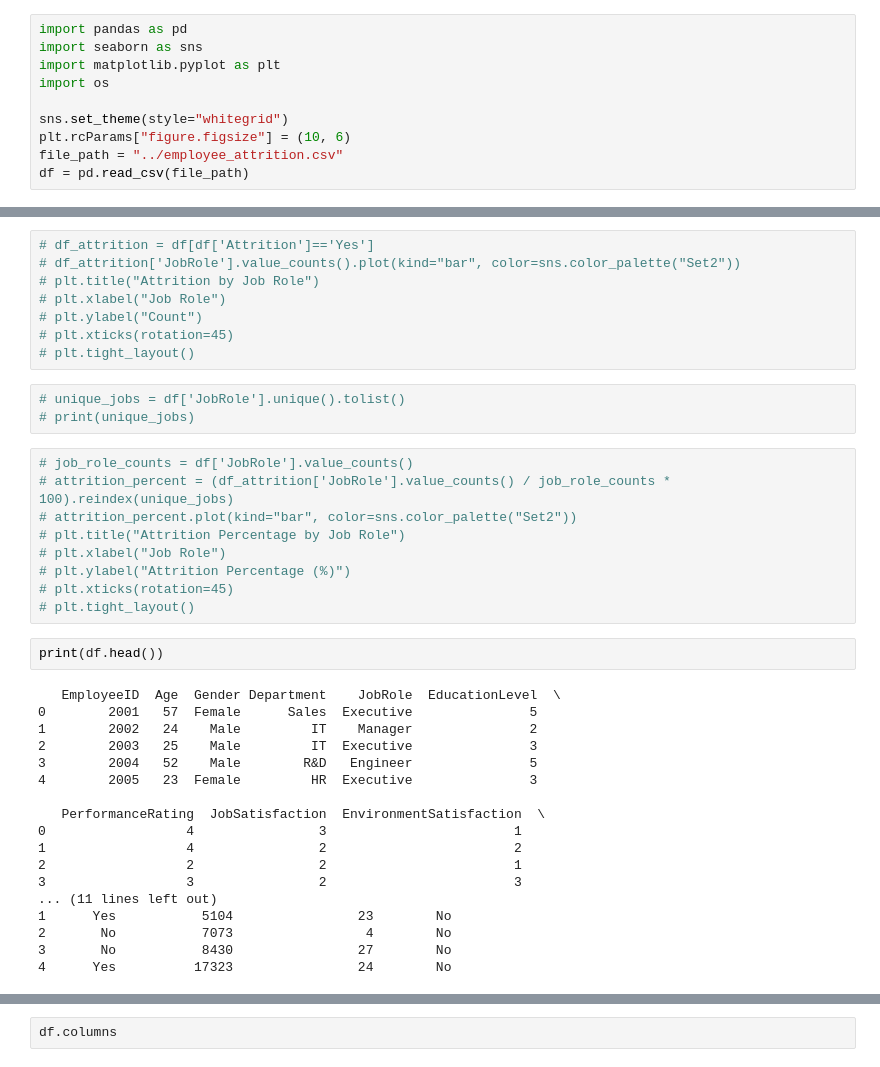
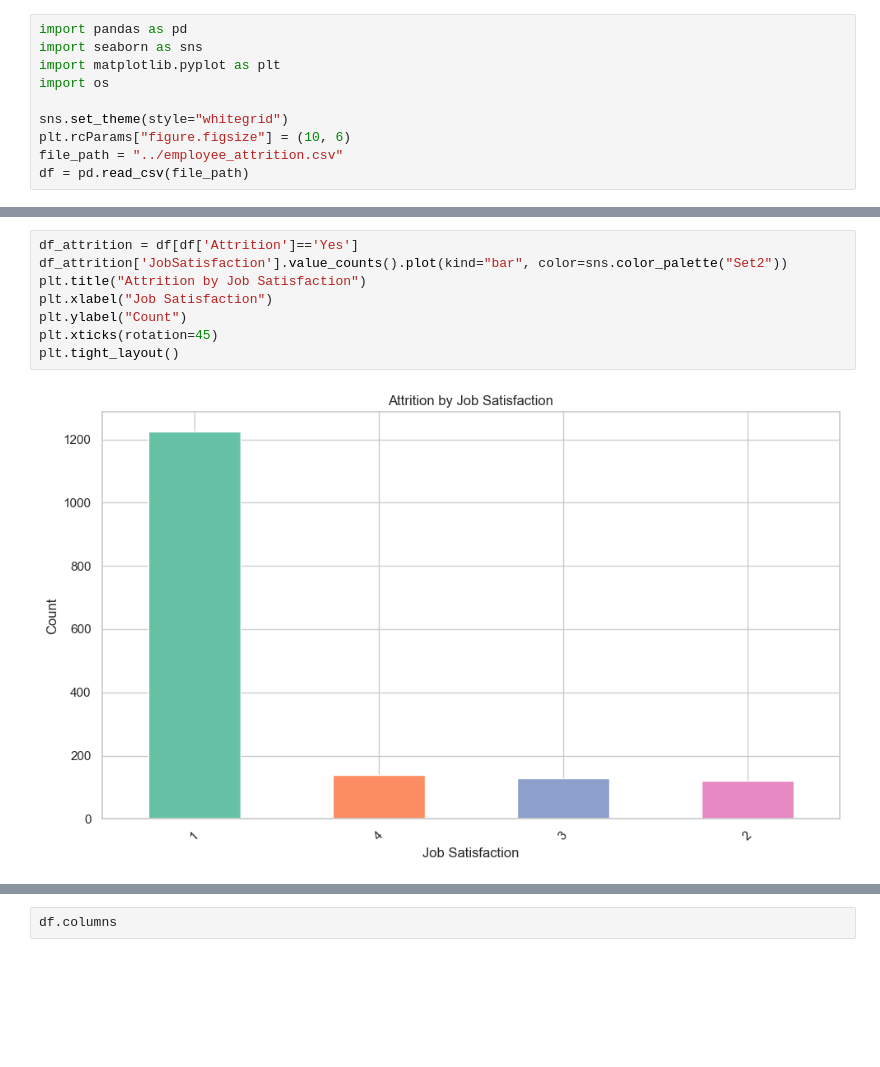
Before and after one commit to jaluDadhich/CASE-STUDY-AI-Powered-HR-Insights-Assistant-for-Acme-Corp, a Jupyter notebook: eda/attrition_analysis.ipynb, the cells around one changed output, grey strips where cells are left out. Cells and saved outputs as stored; diff of their text form; blank space fills up the shorter version.

```diff
--- a/eda/attrition_analysis.ipynb
+++ b/eda/attrition_analysis.ipynb
@@ -18,40 +25,10 @@ df = pd.read_csv(file_path)
 # %%
-# df_attrition = df[df['Attrition']=='Yes']
-# df_attrition['JobRole'].value_counts().plot(kind="bar", color=sns.color_palette("Set2"))
-# plt.title("Attrition by Job Role")
-# plt.xlabel("Job Role")
-# plt.ylabel("Count")
-# plt.xticks(rotation=45)
-# plt.tight_layout()
+df_attrition = df[df['Attrition']=='Yes']
+df_attrition['JobSatisfaction'].value_counts().plot(kind="bar", color=sns.color_palette("Set2"))
+plt.title("Attrition by Job Satisfaction")
+plt.xlabel("Job Satisfaction")
+plt.ylabel("Count")
+plt.xticks(rotation=45)
+plt.tight_layout()
+# %% [output]
+[figure, added]
-# %%
-# unique_jobs = df['JobRole'].unique().tolist()
-# print(unique_jobs)
-# %%
-# job_role_counts = df['JobRole'].value_counts()
-# attrition_percent = (df_attrition['JobRole'].value_counts() / job_role_counts * 100).reindex(unique_jobs)
-# attrition_percent.plot(kind="bar", color=sns.color_palette("Set2"))
-# plt.title("Attrition Percentage by Job Role")
-# plt.xlabel("Job Role")
-# plt.ylabel("Attrition Percentage (%)")
-# plt.xticks(rotation=45)
-# plt.tight_layout()
-# %%
-print(df.head())
-# %% [output]
-   EmployeeID  Age  Gender Department    JobRole  EducationLevel  \
-0        2001   57  Female      Sales  Executive               5
-1        2002   24    Male         IT    Manager               2
-2        2003   25    Male         IT  Executive               3
-3        2004   52    Male        R&D   Engineer               5
-4        2005   23  Female         HR  Executive               3
-
-   PerformanceRating  JobSatisfaction  EnvironmentSatisfaction  \
-0                  4                3                        1
-1                  4                2                        2
-2                  2                2                        1
-3                  3                2                        3
-... (11 lines left out)
-1      Yes           5104                23        No
-2       No           7073                 4        No
-3       No           8430                27        No
-4      Yes          17323                24        No
```
Also changed, not shown: parts of 31 cells of this notebook.
